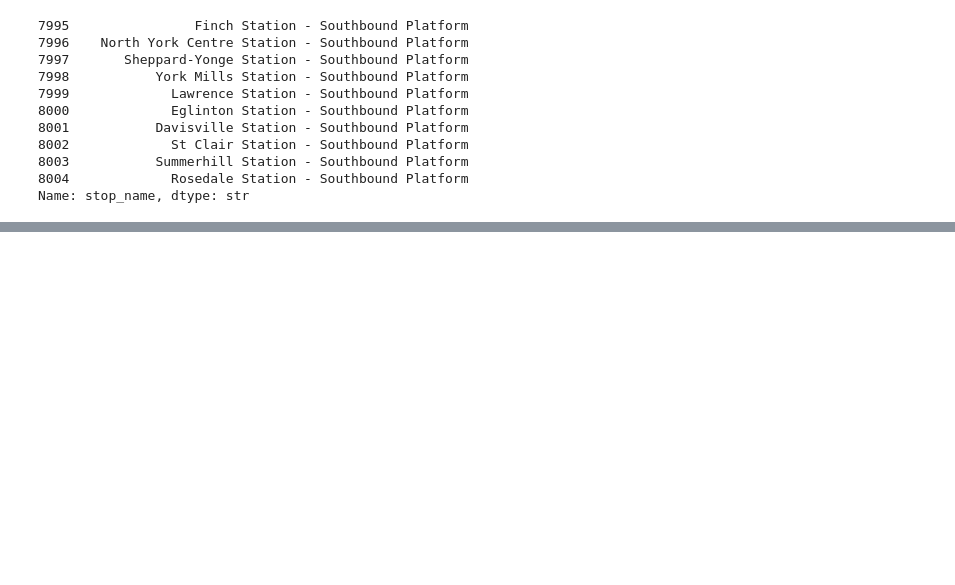
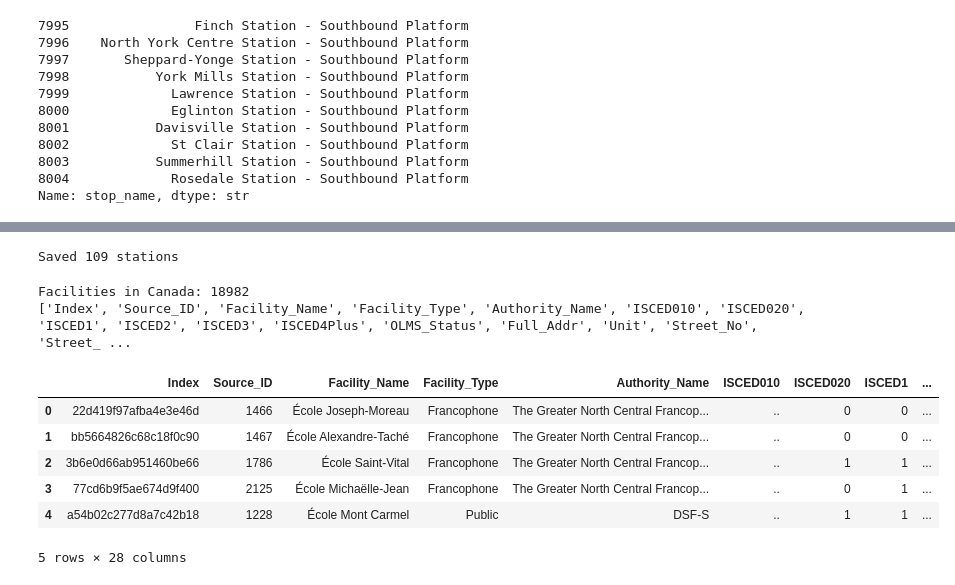
Before and after one commit to shaheryar-haider/retail-site-selection, a Jupyter notebook: notebooks/06_foot_traffic.ipynb, the cells around one changed output, grey strips where cells are left out. Drawn from its saved outputs; the diff is of its cells as text; code cells hidden in the pictures; blank space fills up the shorter version.

```diff
--- a/notebooks/06_foot_traffic.ipynb
+++ b/notebooks/06_foot_traffic.ipynb
@@ -87,0 +124,20 @@ Stations: 153
+# %%
+stations.to_file("../data/processed/stations.gpkg", driver="GPKG")
+print("Saved", len(stations), "stations")
+# %% [output]
+Saved 109 stations
+# %%
+odef = pd.read_csv("../data/raw/odef/ODEF_v2_1.csv", encoding="latin-1", low_memory=False)
+print("Facilities in Canada:", len(odef))
+print(odef.columns.tolist())
+odef.head()
+# %% [output]
+Facilities in Canada: 18982
+['Index', 'Source_ID', 'Facility_Name', 'Facility_Type', 'Authority_Name', 'ISCED010', 'ISCED020', 'ISCED1', 'ISCED2', 'ISCED3', 'ISCED4Plus', 'OLMS_Status', 'Full_Addr', 'Unit', 'Street_No', 'Street_ ...
+|  | Index | Source_ID | Facility_Name | Facility_Type | Authority_Name | ISCED010 | ISCED020 | ISCED1 | ... |
+| 0 | 22d419f97afba4e3e46d | 1466 | École Joseph-Moreau | Francophone | The Greater North Central Francop... | .. | 0 | 0 | ... |
+| 1 | bb5664826c68c18f0c90 | 1467 | École Alexandre-Taché | Francophone | The Greater North Central Francop... | .. | 0 | 0 | ... |
+| 2 | 3b6e0d66ab951460be66 | 1786 | École Saint-Vital | Francophone | The Greater North Central Francop... | .. | 1 | 1 | ... |
+| 3 | 77cd6b9f5ae674d9f400 | 2125 | École Michaëlle-Jean | Francophone | The Greater North Central Francop... | .. | 0 | 1 | ... |
+| 4 | a54b02c277d8a7c42b18 | 1228 | École Mont Carmel | Public | DSF-S | .. | 1 | 1 | ... |
+5 rows × 28 columns
```
Also changed, not shown: parts of 7 cells of this notebook, 2 other files.
